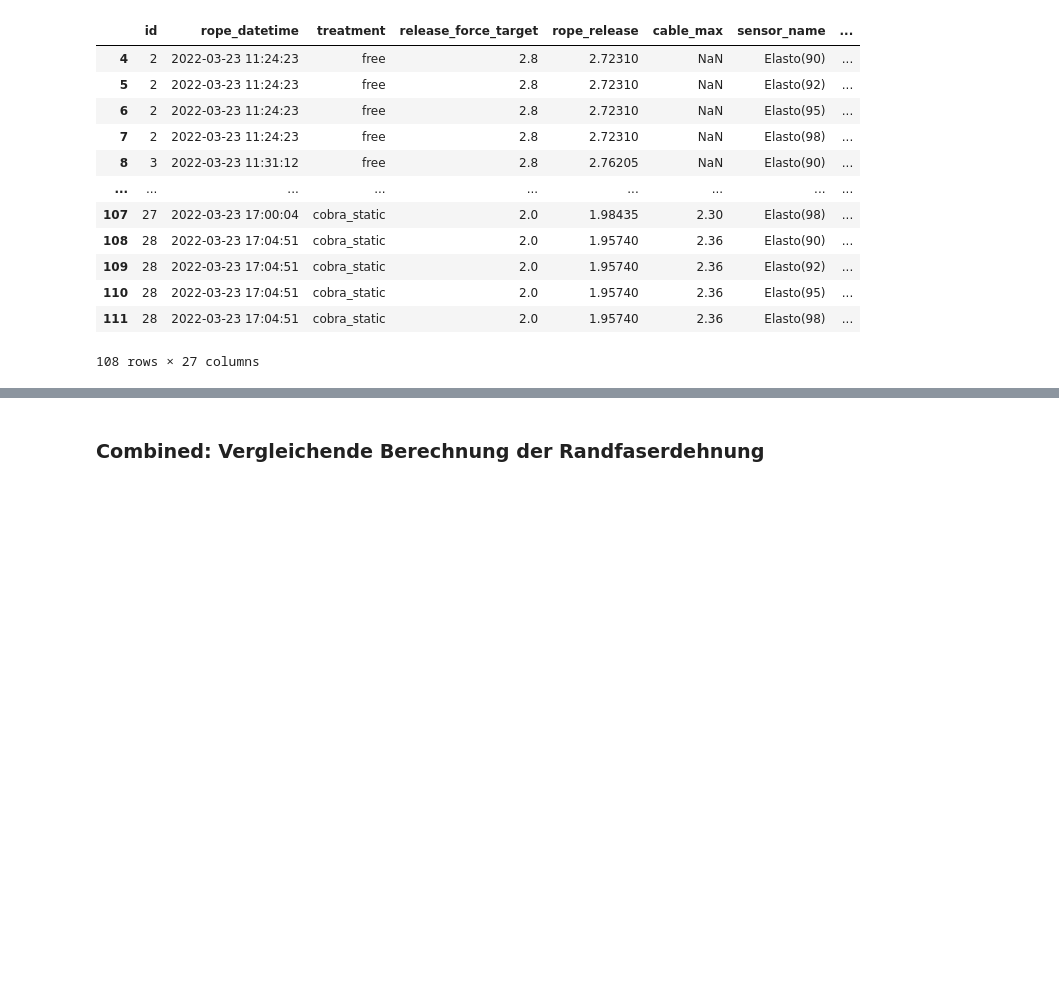
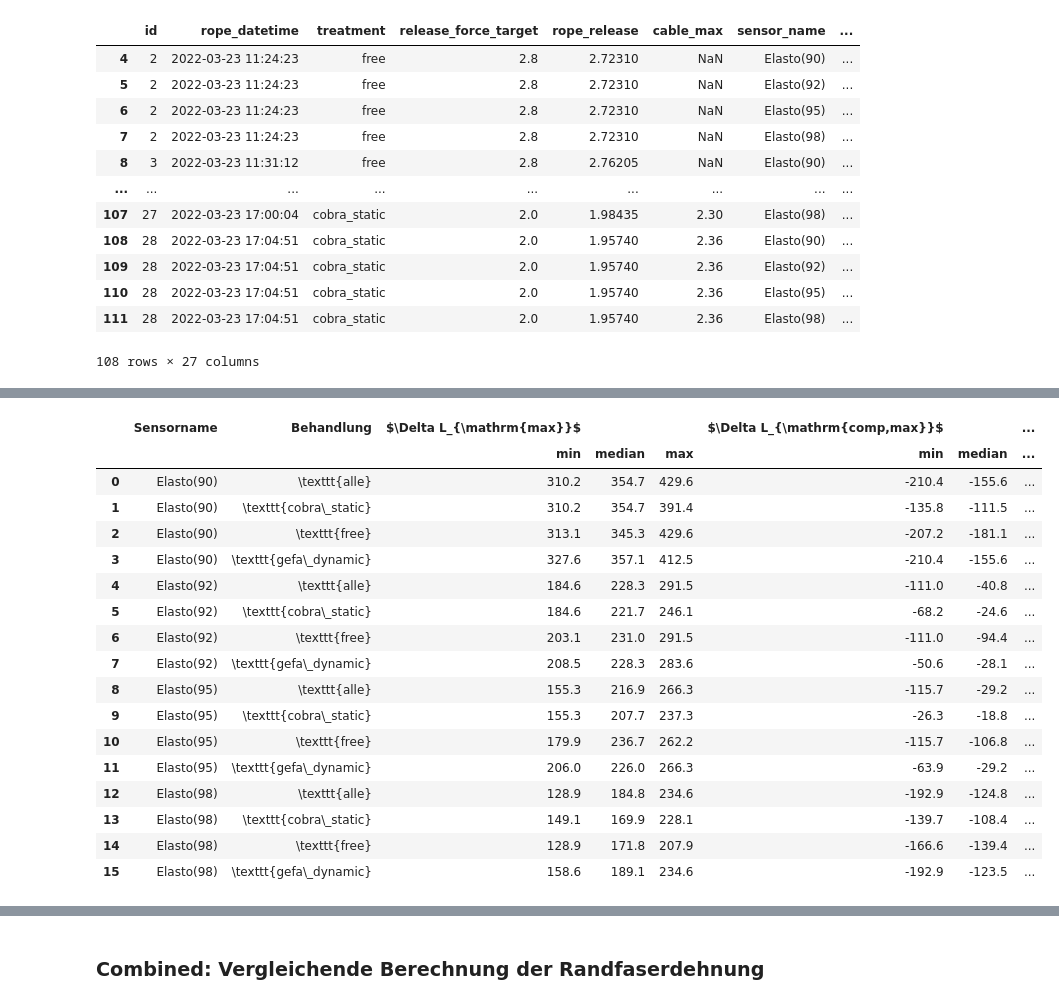
Before and after one commit to kyellsen/2023_Kronensicherung_Plesse_Kraefte_Schwingungen, a Jupyter notebook: 2023_Kronensicherung_Plesse_005_Combined_Analyse.ipynb, the cells around one changed output, grey strips where cells are left out. Drawn from its saved outputs; the diff is of its cells as text; code cells hidden in the pictures; blank space fills up the shorter version.

```diff
--- a/2023_Kronensicherung_Plesse_005_Combined_Analyse.ipynb
+++ b/2023_Kronensicherung_Plesse_005_Combined_Analyse.ipynb
@@ -315,0 +301,20 @@ Name: sensor_name, dtype: object
+# %%
+# Gruppierung nach sensor_name und treatment
+group_stats = (
+    df.groupby(['sensor_name', 'treatment'], observed=True)[['max_strain', 'max_compression']]
+      .agg(['min', 'median', 'max',])
+)
+
+# Berechnung der "overall"-Kennwerte (nur gruppiert nach sensor_name)
+overall_stats = (
+    df.groupby('sensor_name', observed=True)[['max_strain', 'max_compression']]
+      .agg(['min', 'median', 'max'])
+)
+
+# Füge eine zusätzliche Ebene 'treatment' mit dem Label "overall" hinzu
+overall_stats['treatment'] = 'alle'
+overall_stats = overall_stats.set_index('treatment', append=True)
+
+# Zusammenführen der beiden Ergebnisse
+result = pd.concat([overall_stats, group_stats]).sort_index(level=['sensor_name', 'treatment'])
+result
@@ -315,0 +341,33 @@ Name: sensor_name, dtype: object
+# %%
+# Umbenennen der Indexebenen:
+result = result.rename_axis(index={
+    "sensor_name": get_label_from_dict("sensor_name", data_dict),
+    "treatment": get_label_from_dict("treatment", data_dict)
+})
+
+# Da 'result' einen MultiIndex bei den Spalten hat, ändern wir nur die erste Ebene (also die Variablennamen)
+new_level0 = [get_label_from_dict(col, data_dict, template="{Zeichen}" ) for col in result.columns.levels[0]]
+result.columns = result.columns.set_levels(new_level0, level=0)
+result = result.reset_index()
+result[get_label_from_dict("treatment", data_dict)] = result[get_label_from_dict("treatment", data_dict)].apply(
+    lambda x: "\\texttt{" + str(x).replace("_", "\\_") + "}")
+result
+# %% [output]
+|  | Sensorname | Behandlung | $\Delta L_{\mathrm{max}}$ |  |  | $\Delta L_{\mathrm{comp,max}}$ |  | ... |
+|  |  |  | min | median | max | min | median | ... |
+| 0 | Elasto(90) | \texttt{alle} | 310.2 | 354.7 | 429.6 | -210.4 | -155.6 | ... |
+| 1 | Elasto(90) | \texttt{cobra\_static} | 310.2 | 354.7 | 391.4 | -135.8 | -111.5 | ... |
+| 2 | Elasto(90) | \texttt{free} | 313.1 | 345.3 | 429.6 | -207.2 | -181.1 | ... |
+| 3 | Elasto(90) | \texttt{gefa\_dynamic} | 327.6 | 357.1 | 412.5 | -210.4 | -155.6 | ... |
+| 4 | Elasto(92) | \texttt{alle} | 184.6 | 228.3 | 291.5 | -111.0 | -40.8 | ... |
+| 5 | Elasto(92) | \texttt{cobra\_static} | 184.6 | 221.7 | 246.1 | -68.2 | -24.6 | ... |
+| 6 | Elasto(92) | \texttt{free} | 203.1 | 231.0 | 291.5 | -111.0 | -94.4 | ... |
+| 7 | Elasto(92) | \texttt{gefa\_dynamic} | 208.5 | 228.3 | 283.6 | -50.6 | -28.1 | ... |
+| 8 | Elasto(95) | \texttt{alle} | 155.3 | 216.9 | 266.3 | -115.7 | -29.2 | ... |
+| 9 | Elasto(95) | \texttt{cobra\_static} | 155.3 | 207.7 | 237.3 | -26.3 | -18.8 | ... |
+| 10 | Elasto(95) | \texttt{free} | 179.9 | 236.7 | 262.2 | -115.7 | -106.8 | ... |
+| 11 | Elasto(95) | \texttt{gefa\_dynamic} | 206.0 | 226.0 | 266.3 | -63.9 | -29.2 | ... |
+| 12 | Elasto(98) | \texttt{alle} | 128.9 | 184.8 | 234.6 | -192.9 | -124.8 | ... |
+| 13 | Elasto(98) | \texttt{cobra\_static} | 149.1 | 169.9 | 228.1 | -139.7 | -108.4 | ... |
+| 14 | Elasto(98) | \texttt{free} | 128.9 | 171.8 | 207.9 | -166.6 | -139.4 | ... |
+| 15 | Elasto(98) | \texttt{gefa\_dynamic} | 158.6 | 189.1 | 234.6 | -192.9 | -123.5 | ... |
```
Also changed, not shown: parts of 13 cells of this notebook, 3 other files.
